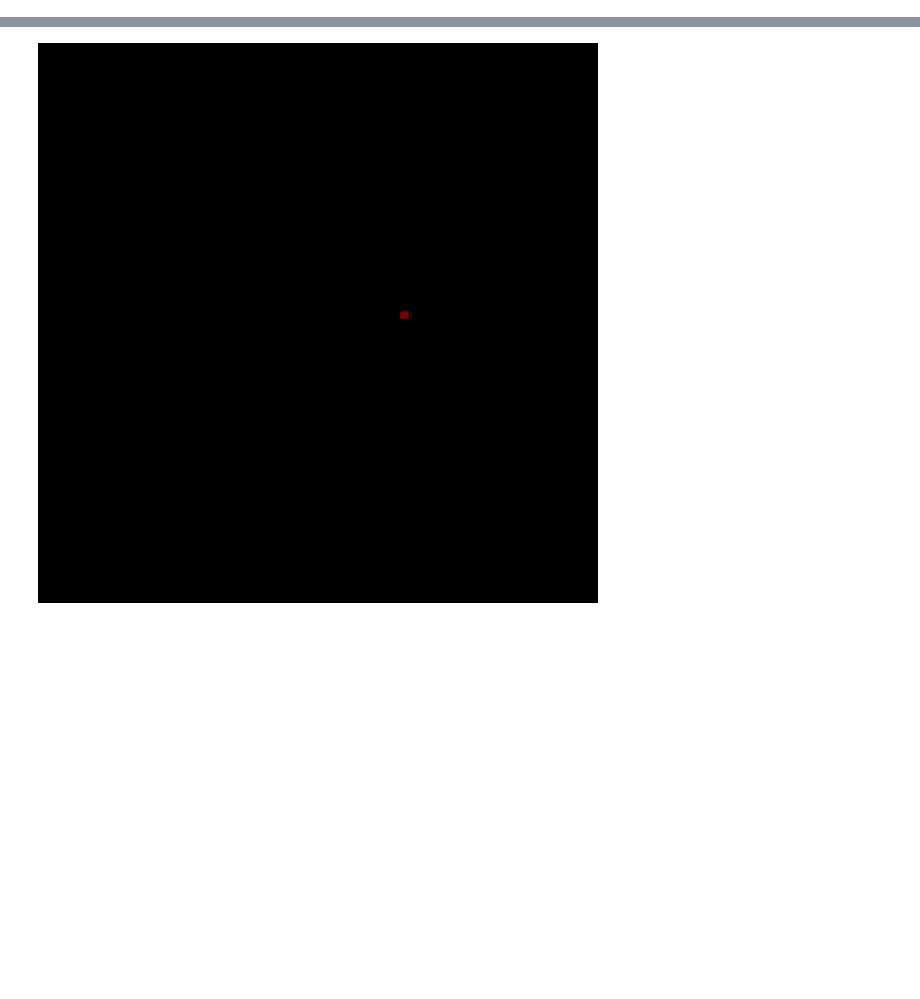
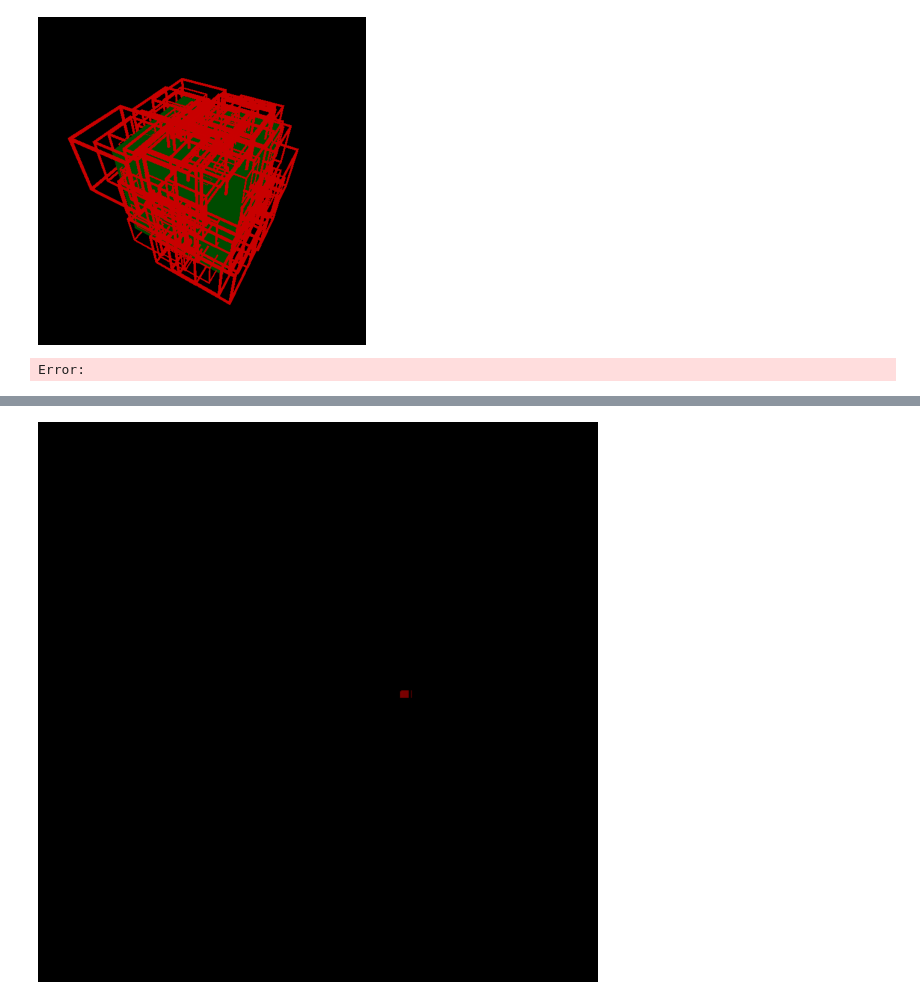
Before and after one commit to hcp6897/mosaic-sdf, a Jupyter notebook: prototype.ipynb, the cells around one changed output, grey strips where cells are left out. Saved outputs shown, nothing was run; the diff lists cells and outputs as text; code cells hidden in the pictures; blank space fills up the shorter version.

Commit message:
assembling optimizer

```diff
--- a/prototype.ipynb
+++ b/prototype.ipynb
@@ -19,0 +39,41 @@ shape_sampler = ShapeSampler.from_file(cube_mesh_path)
+# %%
+config = {
+    'device': device,
+    'shape_sampler': ShapeSampler.from_file(cube_mesh_path, device='cuda'),  # Adjust accordingly
+    'grid_resolution': 7,
+    # 'n_grids': 1024,
+    'n_grids': 256,
+    'lr': 1e-4,
+    'lambda_val': 0.1,
+    'num_iterations': 1000,
+    'print_loss_iterations': 25,
+    'points_sample_size': 256,
+}
+
+optimizer = MosaicSDFOptimizer(config)
+# %%
+
+visualizer = MosaicSDFVisualizer(optimizer.model, optimizer.shape_sampler,
+    device, template_mesh_path=cube_wireframe_path)#, requires_grad=False)
+
+with torch.no_grad():
+    meshes = visualizer.create_mosaic_grid_meshes()
+    vis = visualizer.render_meshes(meshes)
+    # vis.shape
+    plt.figure(figsize=(4, 4))
+    plt.imshow(vis[0, ..., :3].cpu().numpy())
+    plt.axis("off")
+# %% [output]
+[figure, added]
+# %%
+
+# Assuming you're not using a data loader for training
+optimizer.train()  # Pass None or adjust `train` method to not require `train_loader`
+
+# # To save the optimized model
+# optimizer.save_checkpoint('path/to/save/checkpoint')
+
+# # To load an existing model
+# optimizer.load_checkpoint('path/to/existing/checkpoint.pth')
+# %% [output]
+Error:
```
Also changed, not shown: parts of 6 cells of this notebook, 4 other files.
